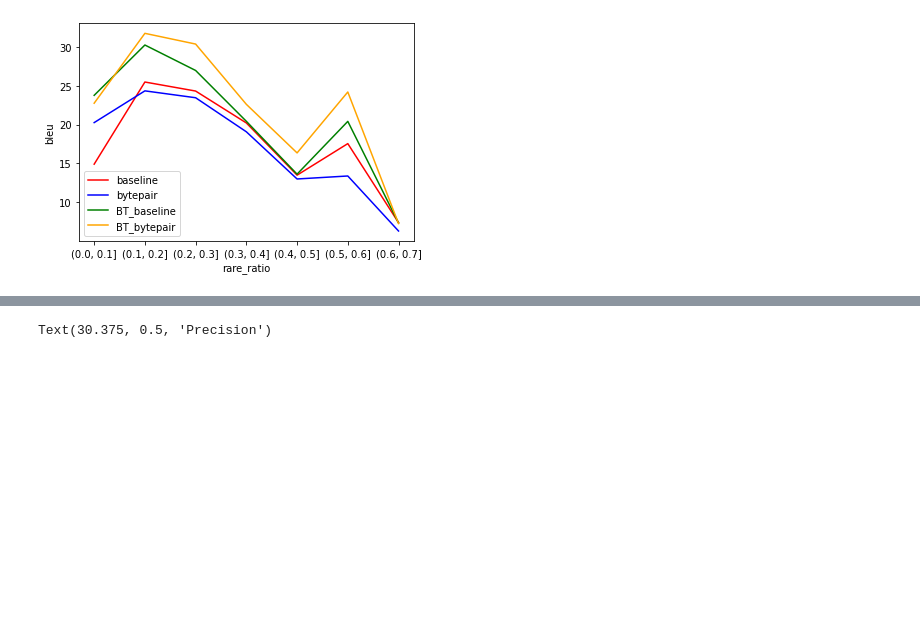
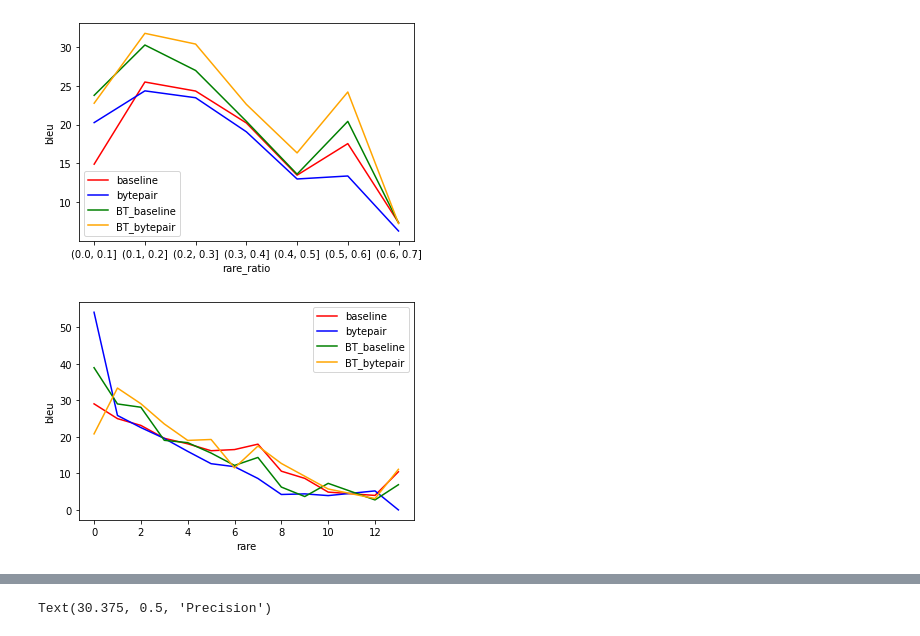
Before and after one commit to pleyad/atmt, a Jupyter notebook: assignments/03/visual_analysis.ipynb, the cells around one changed output, grey strips where cells are left out. Drawn from its saved outputs; the diff is of its cells as text; code cells hidden in the pictures; blank space fills up the shorter version.

Commit message:
Additional analysis in visual_analysis.ipynb

```diff
--- a/assignments/03/visual_analysis.ipynb
+++ b/assignments/03/visual_analysis.ipynb
@@ -43,12 +43,23 @@ def rare_ratio(tokenized_sentence: str, threshold: float = 0.001) -> float:
         total += 1
     return rare / total
 
+def rare(tokenized_sentence: str, threshold: float = 0.001) -> int:
+    rare = 0
+    total = 0
+    train_size = sum(word_counts.values())
+    for token in tokenized_sentence.split(" "):
+        if word_counts[token] / train_size < threshold:
+            rare += 1
+        total += 1
+    return rare
+
 def load_data(hypotheses_path: str) -> pd.DataFrame:
     shr = [x for x in shr_generator(hypotheses_path)]
     df = pd.DataFrame(shr, columns=["source", "hypothesis", "reference", "source_tokenized"])
     df["bleu"] = df.apply(lambda row: bleu.sentence_score(row["hypothesis"], [row["reference"]]).score, axis=1)
     df["source_len"] = df["source"].apply(lambda source: len(str(source)))
     df["unknown_ratio"] = df["source_tokenized"].apply(unknown_ratio)
+    df["rare"] = df["source_tokenized"].apply(rare)
     df["rare_ratio"] = df["source_tokenized"].apply(rare_ratio)
     return df
 # %%
@@ -81,6 +92,18 @@ grouped_line("source_len", "bleu", bins=range(0, 150, 10))
 grouped_line("rare_ratio", "bleu", bins=np.arange(0, 1, 0.1))
 # %% [output]
 [figure]
+# %%
+def grouped_line_nobin(x, y):
+    for series in SERIES:
+        grouped = series["data"].groupby(series["data"][x]).mean()
+        grouped[y].plot(label=series["label"], c=series["color"])
+    plt.xlabel(x)
+    plt.ylabel(y)
+    plt.legend()
+
+grouped_line_nobin("rare", "bleu")
+# %% [output]
+[figure, added]
 # %%
 df[df["bleu"] > 80]
 # %% [output]
```
Also changed, not shown: parts of 1 cell of this notebook.
